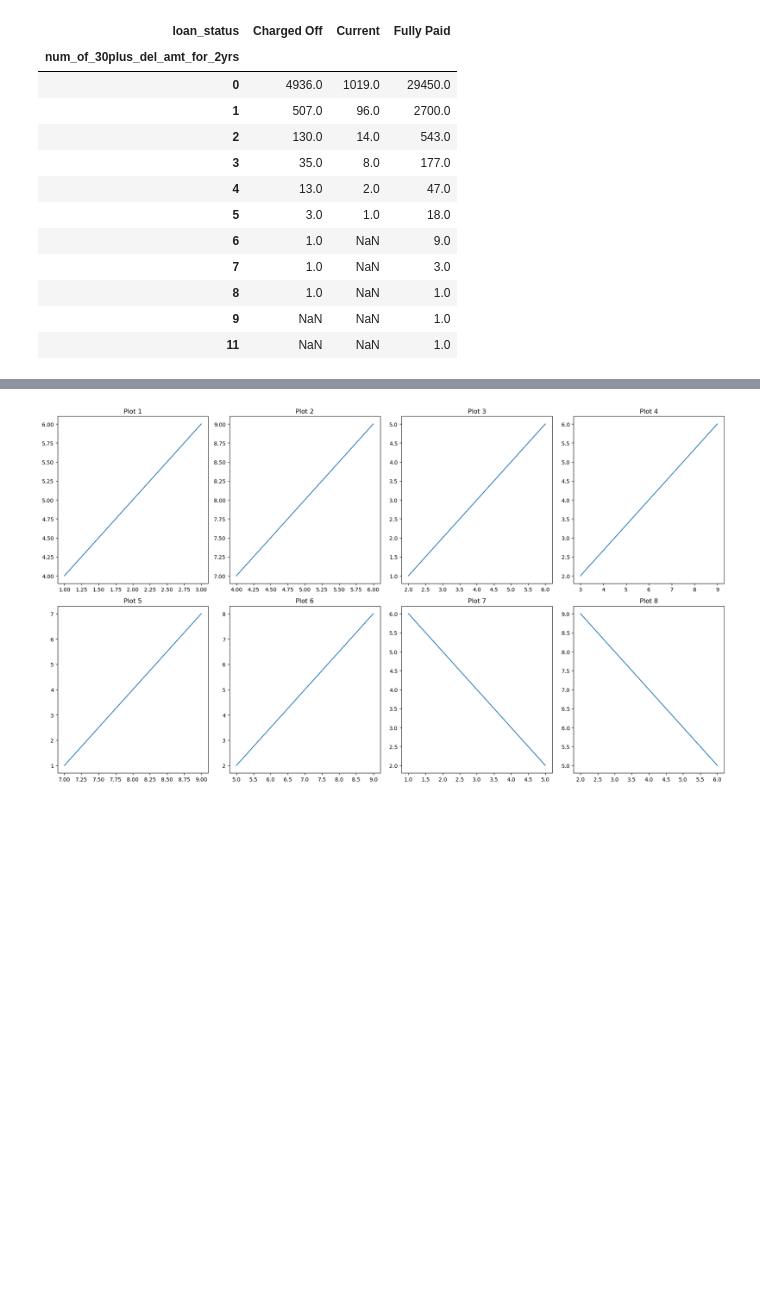
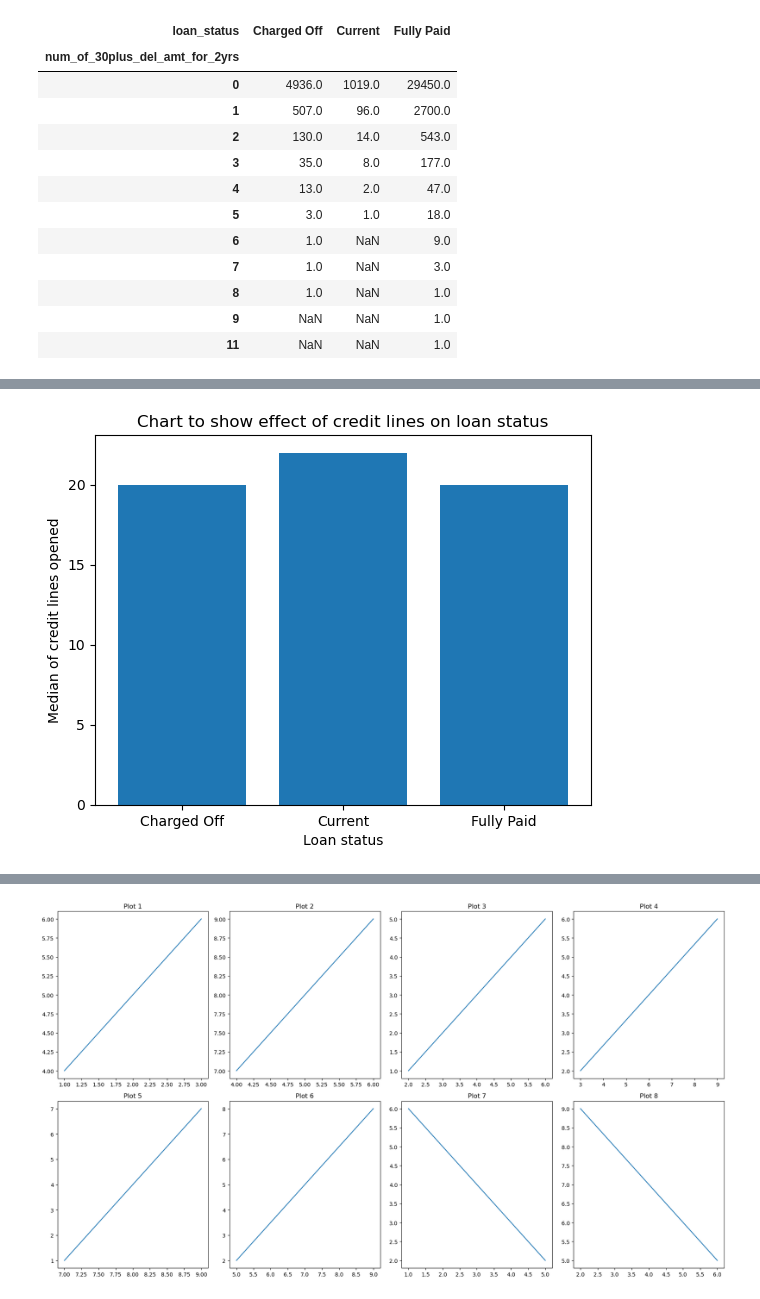
Before and after one commit to nikhil-mothkuri/Lending_Case_Study_Upgrad, a Jupyter notebook: LendingCase.ipynb, the cells around one changed output, grey strips where cells are left out. Cells and saved outputs as stored; diff of their text form; code cells hidden in the pictures; blank space fills up the shorter version.

```diff
--- a/LendingCase.ipynb
+++ b/LendingCase.ipynb
@@ -472,0 +536,24 @@ pd.pivot_table(udf,values='loan_status_value',index='num_of_30plus_del_amt_for_2
+# %%
+
+
+# Group by 'Category' column and collect values in 'Value' column
+grouped = udf.groupby('loan_status')['num_total_curr_acc_lines_'].apply(list)
+
+# Create a scatter bar chart
+x = np.arange(len(grouped))
+y = [np.median(values) for values in grouped.values]
+
+plt.bar(x, y)
+
+# Set x-axis tick labels to the categories
+plt.xticks(x, grouped.index)
+
+# Set labels and title
+plt.xlabel('Loan status')
+plt.ylabel('Median of credit lines opened')
+plt.title('Chart to show effect of credit lines on loan status')
+
+# Display the chart
+plt.show()
+# %% [output]
+[figure, added]
```
Also changed, not shown: parts of 12 cells of this notebook.
